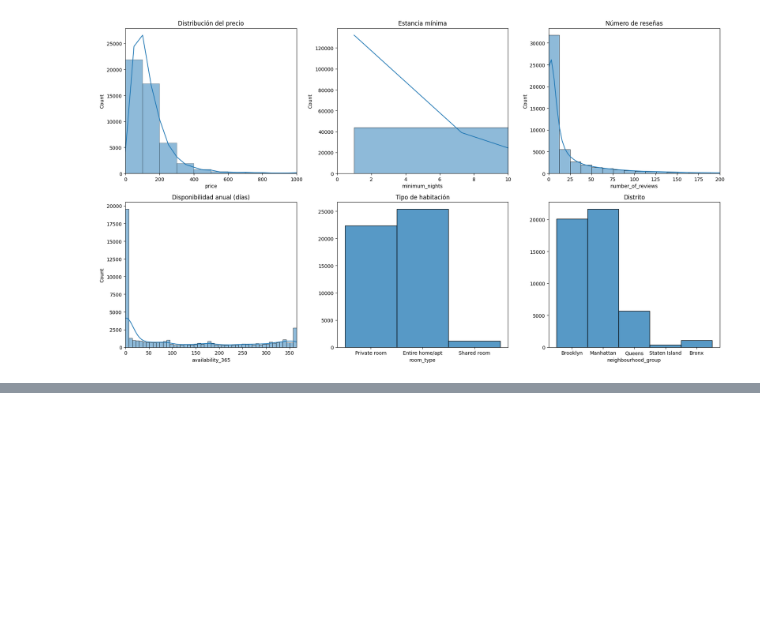
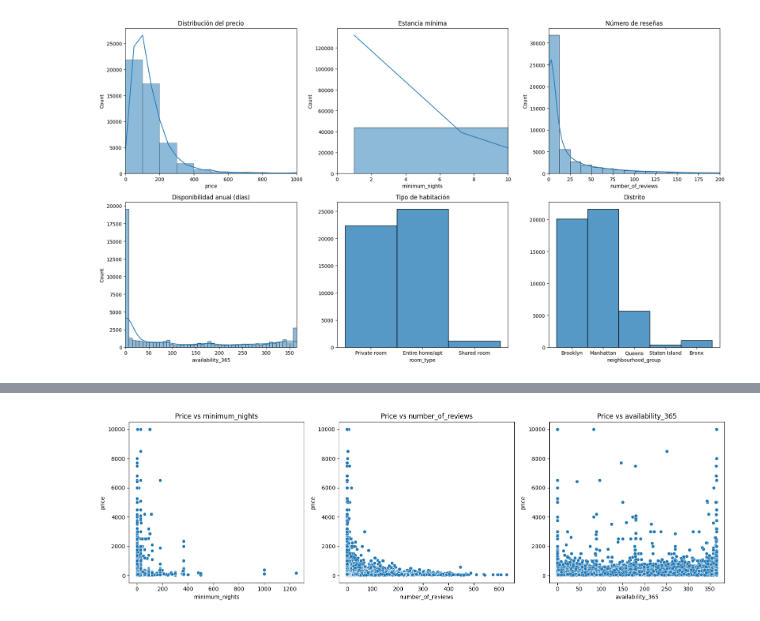
Before and after one commit to 4GeeksAcademy/JESE-MACHINE-LEARNING-PYTHON_1, a Jupyter notebook: src/explore.ipynb, the cells around one changed output, grey strips where cells are left out. Saved outputs shown, nothing was run; the diff lists cells and outputs as text; code cells hidden in the pictures; blank space fills up the shorter version.

```diff
--- a/src/explore.ipynb
+++ b/src/explore.ipynb
@@ -186,0 +229,16 @@ plt.show()
+# %%
+fig, axis = plt.subplots(1, 3, figsize=(16, 5))
+
+sns.scatterplot(ax=axis[0], data=df, x="minimum_nights", y="price")
+axis[0].set_title("Price vs minimum_nights")
+
+sns.scatterplot(ax=axis[1], data=df, x="number_of_reviews", y="price")
+axis[1].set_title("Price vs number_of_reviews")
+
+sns.scatterplot(ax=axis[2], data=df, x="availability_365", y="price")
+axis[2].set_title("Price vs availability_365")
+
+plt.tight_layout()
+plt.show()
+# %% [output]
+[figure, added]
```
Also changed, not shown: parts of 7 cells of this notebook.
